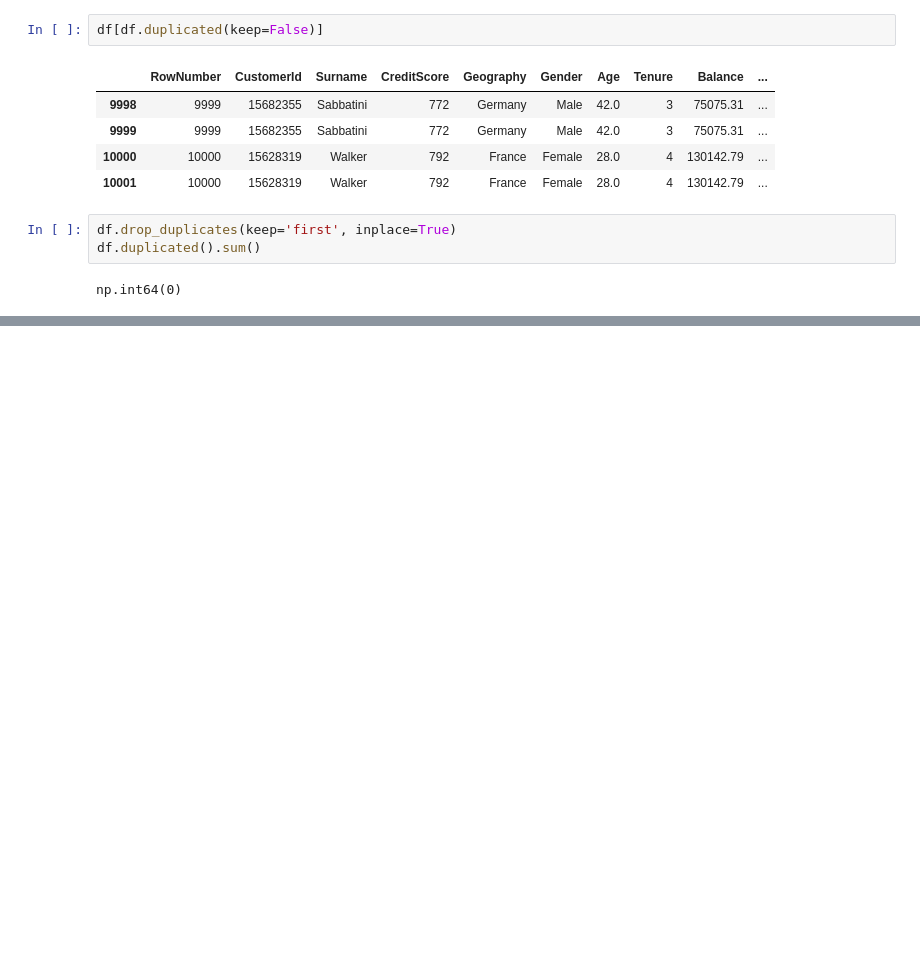
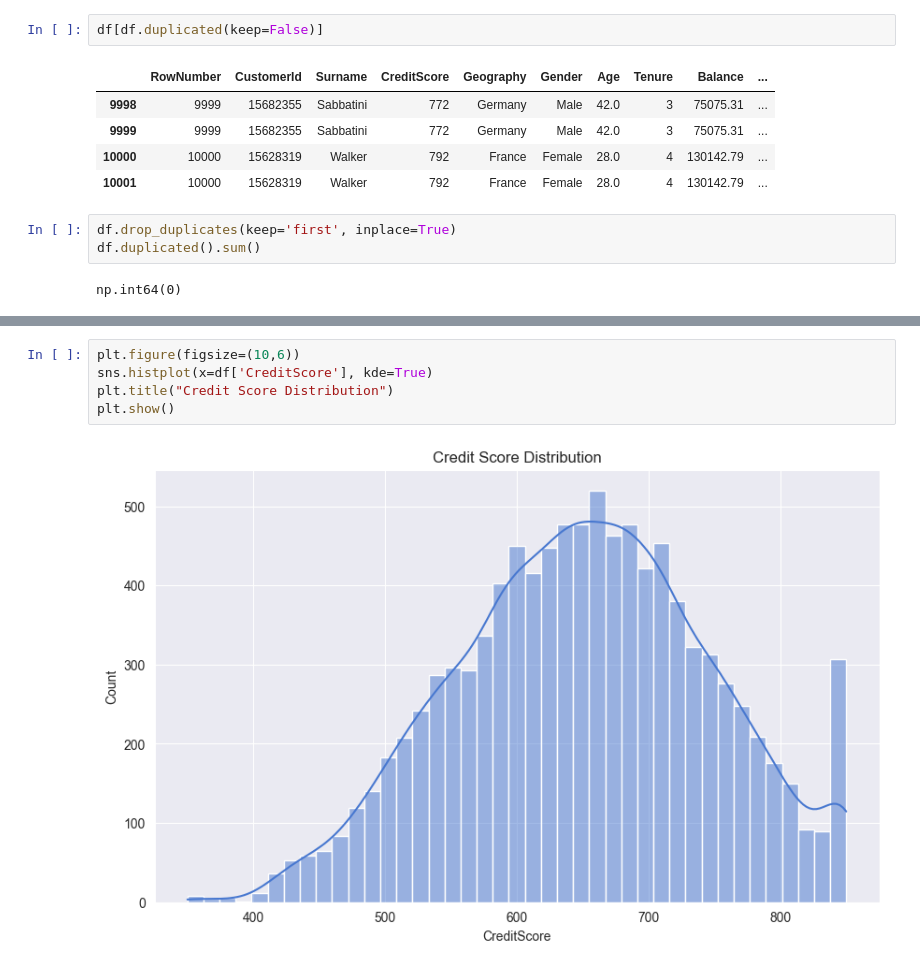
Before and after one commit to atharvadhumal03/Bank-Customer-Churn-Predictor-ML, a Jupyter notebook: JupyterNotebook.ipynb, the cells around one changed output, grey strips where cells are left out. Drawn from its saved outputs; the diff is of its cells as text; blank space fills up the shorter version.

```diff
--- a/JupyterNotebook.ipynb
+++ b/JupyterNotebook.ipynb
@@ -177,0 +207,7 @@ np.int64(0)
+# %%
+plt.figure(figsize=(10,6))
+sns.histplot(x=df['CreditScore'], kde=True)
+plt.title("Credit Score Distribution")
+plt.show()
+# %% [output]
+[figure, added]
```
Also changed, not shown: parts of 16 cells of this notebook.
